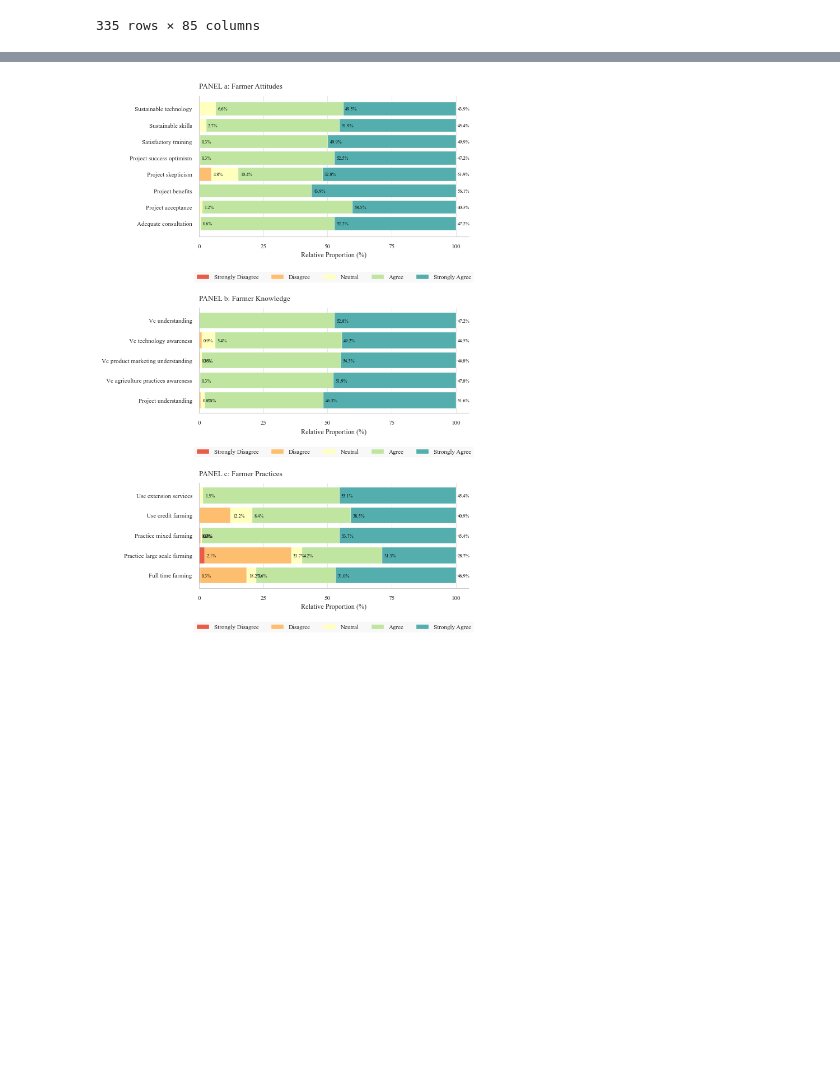
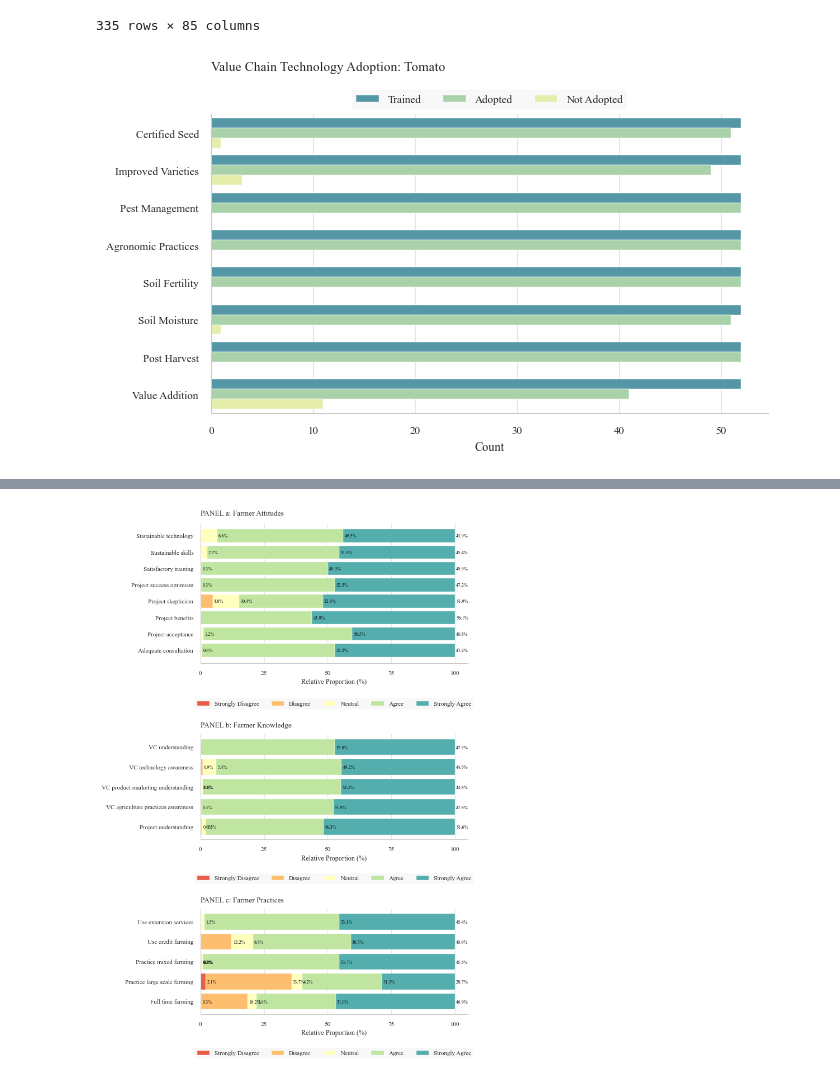
Before and after one commit to StephKisee/narigp-farmer-impact-study, a Jupyter notebook: notebooks/notebook.ipynb, the cells around one changed output, grey strips where cells are left out. Saved outputs shown, nothing was run; the diff lists cells and outputs as text; code cells hidden in the pictures; blank space fills up the shorter version.

```diff
--- a/notebooks/notebook.ipynb
+++ b/notebooks/notebook.ipynb
@@ -205,0 +231,97 @@ narig_dfs['survey_df']
+# %%
+tmt = narig_dfs['Tomato']
+mng = narig_dfs['Mango']
+gg = narig_dfs['Green gram']
+ic = narig_dfs['Indigenous chicken']
+
+
+def create_technology_features(df):
+    dataframe = df.copy()
+
+    technology_cols = [col for col in dataframe.columns if col.startswith('trained') or col.startswith('adopted')]
+
+    for col in dataframe.columns:
+
+        if col in technology_cols:
+            technology_col = col.split('_', 1)[1]
+            trained_col = 'trained_' + technology_col
+            adopted_col = 'adopted_' + technology_col
+
+            if col.startswith('trained'):
+                dataframe.loc[:, trained_col] = dataframe[trained_col].replace({'Yes': 'Trained', 'No': 'Not Trained'})
+            elif col.startswith('adopted'):
+                dataframe.loc[:, adopted_col] = dataframe[adopted_col].replace({'Yes': 'Adopted', 'No': 'Not Adopted'})
+
+    dataframe = dataframe.melt(id_vars=[col for col in dataframe.columns if col not in technology_cols],
+                               value_vars=technology_cols, var_name='Technology', value_name='Status')
+
+    dataframe.loc[:, 'Technology'] = dataframe['Technology'].apply(lambda x: x.split('_', 1)[1].replace('_', ' ').title())
+
+    return dataframe
+
+tm = create_technology_features(tmt)
+mn = create_technology_features(mng)
+gg = create_technology_features(gg)
+ic = create_technology_features(ic)
+
+# technology_cols = [col for col in tmt.columns if col.startswith('trained') or col.startswith('adopted')]
+#
+# for i, col in enumerate(tmt.columns):
+#     if col in technology_cols:
+#         technology_col = col.split('_', 1)[1]
+#         trained_col = 'trained_' + technology_col
+#         adopted_col = 'adopted_' + technology_col
+#
+#         if col in technology_cols:
+#             tmt.loc[:, trained_col] = tmt[trained_col].replace({'Yes': 'Trained', 'No': 'Not Trained'})
+#             tmt.loc[:, adopted_col] = tmt[adopted_col].replace({'Yes': 'Adopted', 'No': 'Not Adopted'})
+#
+# tmt = tmt.melt(id_vars=[col for col in tmt.columns if col not in technology_cols],
+#                value_vars=technology_cols, var_name='Technology', value_name='Status')
+#
+# tmt.loc[:, 'Technology'] = tmt['Technology'].apply(lambda x: x.split('_', 1)[1].replace('_', ' ').title())
+#
+
+#
+
+plt.figure(figsize=(6.7, 4))
+sns.countplot(data=tm, y='Technology', hue='Status', palette=palette[:tm.Status.nunique()])
+plt.title('Value Chain Technology Adoption: Tomato', y=1.12, loc='left')
+plt.xlabel('Count')
+plt.ylabel('')
+plt.legend(loc='upper center', ncol=4, bbox_to_anchor=(0.5, 1.1),
+           facecolor='gray', framealpha=0.05)
+sns.despine()
+plt.show()
+
+plt.figure(figsize=(6.7, 4))
+sns.countplot(data=mn, y='Technology', hue='Status', palette=palette[:mn.Status.nunique()])
+plt.title('Value Chain Technology Adoption: Mango', y=1.12, loc='left')
+plt.xlabel('Count')
+plt.ylabel('')
+plt.legend(loc='upper center', ncol=4, bbox_to_anchor=(0.5, 1.1),
+           facecolor='gray', framealpha=0.05)
+sns.despine()
+plt.show()
+
+plt.figure(figsize=(6.7, 4))
+sns.countplot(data=gg, y='Technology', hue='Status', palette=palette[:gg.Status.nunique()])
+plt.title('Value Chain Technology Adoption: Green Gram', y=1.12, loc='left')
+plt.xlabel('Count')
+plt.ylabel('')
+plt.legend(loc='upper center', ncol=4, bbox_to_anchor=(0.5, 1.1),
+           facecolor='gray', framealpha=0.05)
+sns.despine()
+plt.show()
+
+plt.figure(figsize=(6.7, 4))
+sns.countplot(data=ic, y='Technology', hue='Status', palette=palette[:ic.Status.nunique()])
+plt.title('Value Chain Technology Adoption: Indigenous Chicken', y=1.12, loc='left')
+plt.xlabel('Count')
+plt.ylabel('')
+plt.legend(loc='upper center', ncol=4, bbox_to_anchor=(0.5, 1.1),
+           facecolor='gray', framealpha=0.05)
+sns.despine()
+plt.show()
+# %% [output]
+[figure, added]
```
Also changed, not shown: parts of 21 cells of this notebook, 1 other file.
